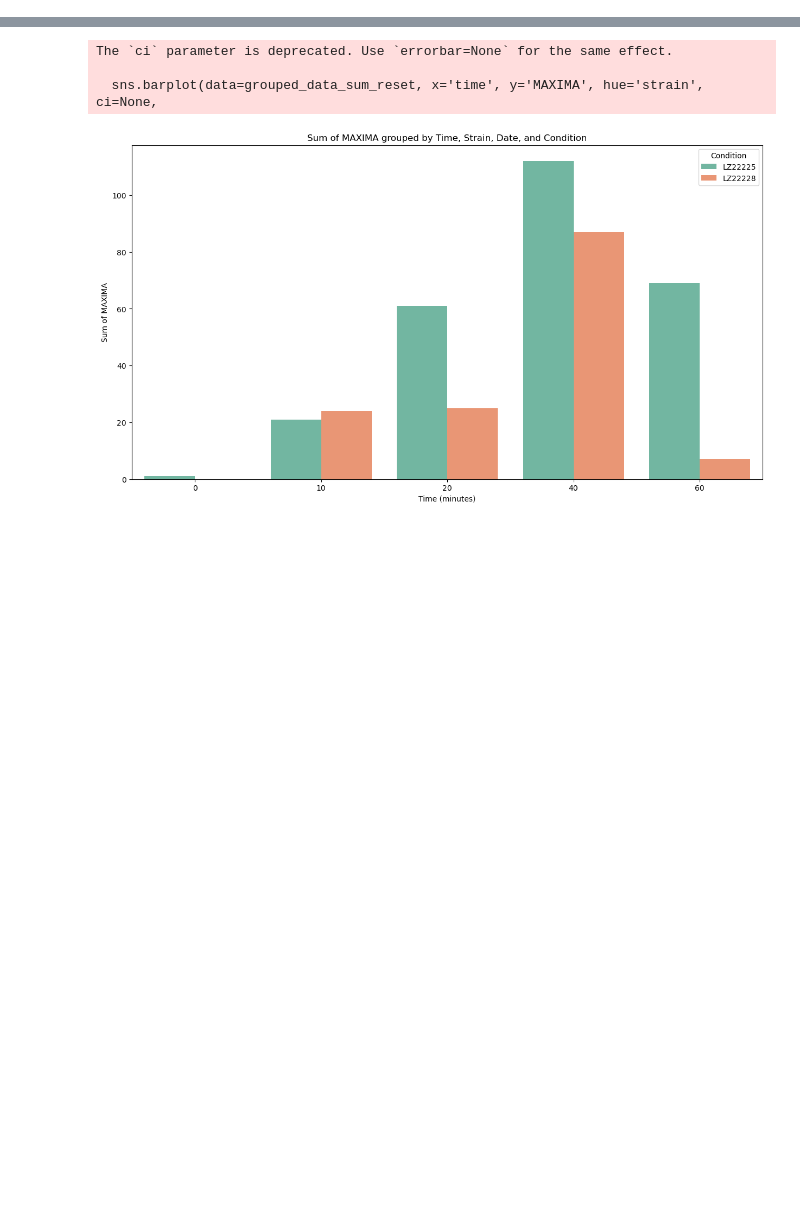
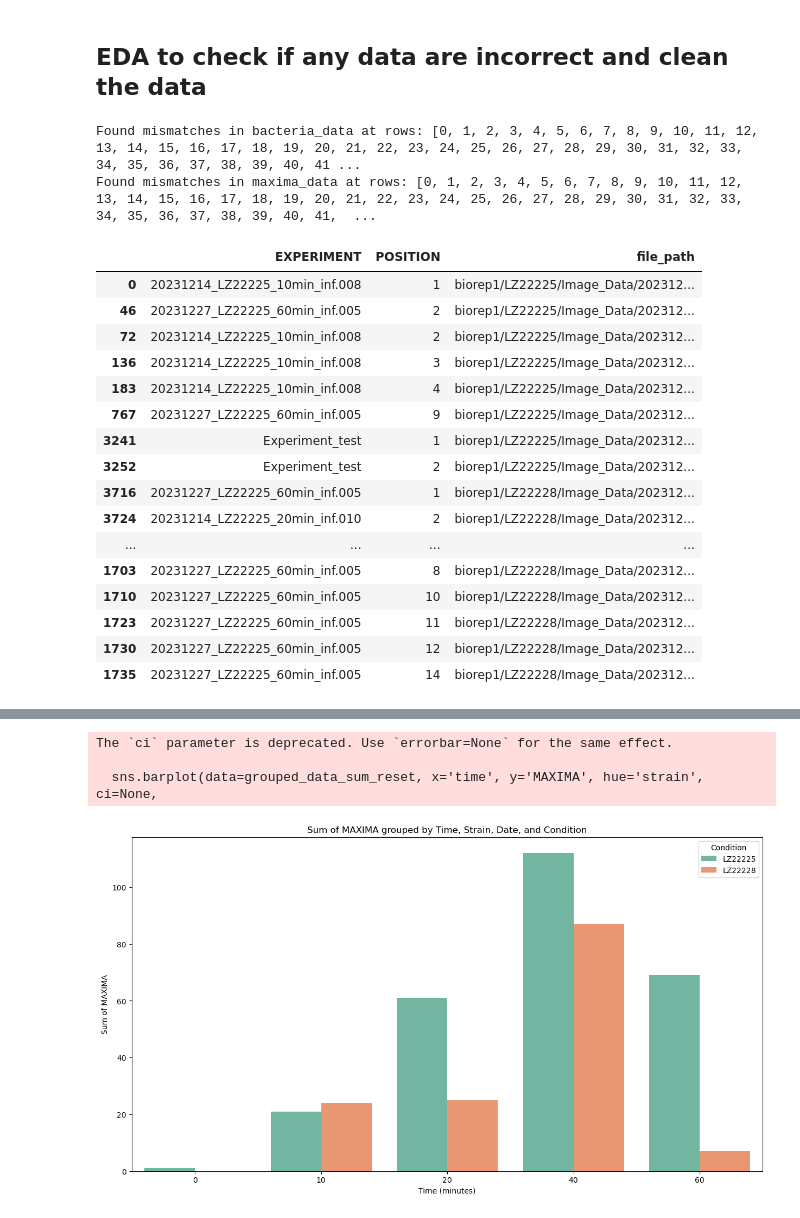
Before and after one commit to matttheodore/Image_Analysis, a Jupyter notebook: Python/MicrobeJ/MicrobeJ_data_analyzed.ipynb, the cells around one changed output, grey strips where cells are left out. Drawn from its saved outputs; the diff is of its cells as text; code cells hidden in the pictures; blank space fills up the shorter version.

```diff
--- a/Python/MicrobeJ/MicrobeJ_data_analyzed.ipynb
+++ b/Python/MicrobeJ/MicrobeJ_data_analyzed.ipynb
@@ -0,0 +177,55 @@
+# %% [markdown]
+## EDA to check if any data are incorrect and clean the data
+# %%
+# Load the datasets
+bacteria_data_path = r"C:\Users\mattt\Documents\mutants\biorep1\biorep_aggregate_bacteria.csv"
+maxima_data_path = r"C:\Users\mattt\Documents\mutants\biorep1\biorep_aggregate_maxima.csv"
+
+bacteria_data = pd.read_csv(bacteria_data_path)
+maxima_data = pd.read_csv(maxima_data_path)
+
+# Remove '.tif' from the 'EXPERIMENT' column
+bacteria_data['EXPERIMENT'] = bacteria_data['EXPERIMENT'].str.replace('.tif', '', regex=False)
+maxima_data['EXPERIMENT'] = maxima_data['EXPERIMENT'].str.replace('.tif', '', regex=False)
+# %% [output]
+Found mismatches in bacteria_data at rows: [0, 1, 2, 3, 4, 5, 6, 7, 8, 9, 10, 11, 12, 13, 14, 15, 16, 17, 18, 19, 20, 21, 22, 23, 24, 25, 26, 27, 28, 29, 30, 31, 32, 33, 34, 35, 36, 37, 38, 39, 40, 41 ...
+Found mismatches in maxima_data at rows: [0, 1, 2, 3, 4, 5, 6, 7, 8, 9, 10, 11, 12, 13, 14, 15, 16, 17, 18, 19, 20, 21, 22, 23, 24, 25, 26, 27, 28, 29, 30, 31, 32, 33, 34, 35, 36, 37, 38, 39, 40, 41,  ...
+# %%
+
+
+# Function to find mismatches between EXPERIMENT and file_path
+def find_mismatches(data):
+    mismatch_rows = []
+    for index, row in data.iterrows():
+        experiment = row['EXPERIMENT']
+        file_path = row['file_path']
+        if experiment not in file_path:
+            mismatch_rows.append(row[['EXPERIMENT', 'POSITION', 'file_path']])
+    return pd.DataFrame(mismatch_rows)
+
+# Find mismatches in bacteria and maxima data
+mismatch_bacteria = find_mismatches(bacteria_data)
+mismatch_maxima = find_mismatches(maxima_data)
+
+# Combine the mismatch data and drop duplicates to get unique combinations
+unique_mismatches = pd.concat([mismatch_bacteria, mismatch_maxima]).drop_duplicates()
+
+unique_mismatches # Display the first few rows of the unique mismatches dataframe
+# %% [output]
+|  | EXPERIMENT | POSITION | file_path |
+| 0 | 20231214_LZ22225_10min_inf.008 | 1 | biorep1/LZ22225/Image_Data/202312... |
+| 46 | 20231227_LZ22225_60min_inf.005 | 2 | biorep1/LZ22225/Image_Data/202312... |
+| 72 | 20231214_LZ22225_10min_inf.008 | 2 | biorep1/LZ22225/Image_Data/202312... |
+| 136 | 20231214_LZ22225_10min_inf.008 | 3 | biorep1/LZ22225/Image_Data/202312... |
+| 183 | 20231214_LZ22225_10min_inf.008 | 4 | biorep1/LZ22225/Image_Data/202312... |
+| 767 | 20231227_LZ22225_60min_inf.005 | 9 | biorep1/LZ22225/Image_Data/202312... |
+| 3241 | Experiment_test | 1 | biorep1/LZ22225/Image_Data/202312... |
+| 3252 | Experiment_test | 2 | biorep1/LZ22225/Image_Data/202312... |
+| 3716 | 20231227_LZ22225_60min_inf.005 | 1 | biorep1/LZ22228/Image_Data/202312... |
+| 3724 | 20231214_LZ22225_20min_inf.010 | 2 | biorep1/LZ22228/Image_Data/202312... |
+| ... | ... | ... | ... |
+| 1703 | 20231227_LZ22225_60min_inf.005 | 8 | biorep1/LZ22228/Image_Data/202312... |
+| 1710 | 20231227_LZ22225_60min_inf.005 | 10 | biorep1/LZ22228/Image_Data/202312... |
+| 1723 | 20231227_LZ22225_60min_inf.005 | 11 | biorep1/LZ22228/Image_Data/202312... |
+| 1730 | 20231227_LZ22225_60min_inf.005 | 12 | biorep1/LZ22228/Image_Data/202312... |
+| 1735 | 20231227_LZ22225_60min_inf.005 | 14 | biorep1/LZ22228/Image_Data/202312... |
```
Also changed, not shown: parts of 14 cells of this notebook, 2 other files.
